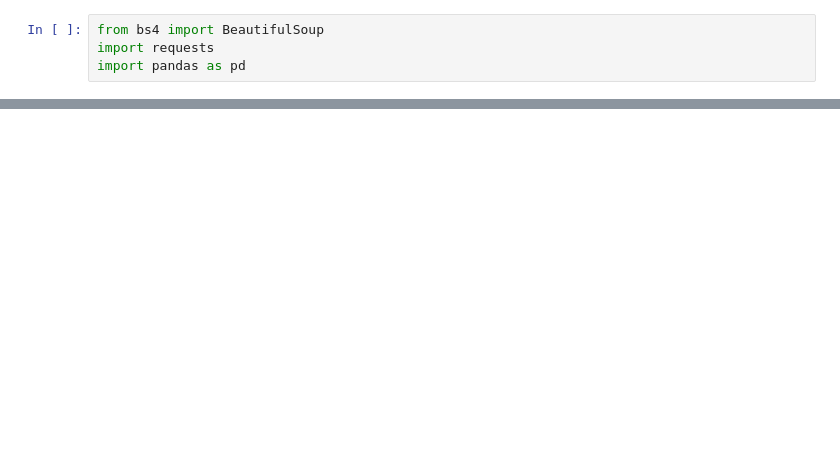
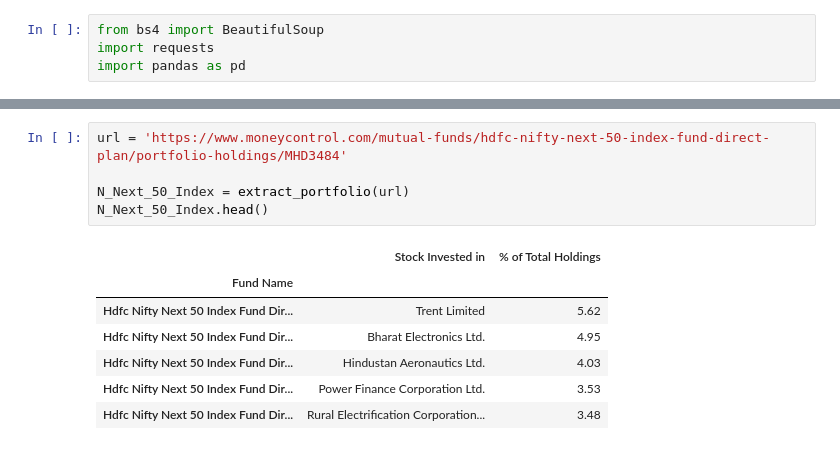
Before and after one commit to Krishna-Kumar-Sankaran-Kutty/PersonalFinanceUtils, a Jupyter notebook: GetMFData.ipynb, the cells around one changed output, grey strips where cells are left out. Cells and saved outputs as stored; diff of their text form; blank space fills up the shorter version.

```diff
--- a/GetMFData.ipynb
+++ b/GetMFData.ipynb
@@ -82,0 +76,13 @@ fig.show()
+# %%
+url = 'https://www.moneycontrol.com/mutual-funds/hdfc-nifty-next-50-index-fund-direct-plan/portfolio-holdings/MHD3484'
+
+N_Next_50_Index = extract_portfolio(url)
+N_Next_50_Index.head()
+# %% [output]
+|  | Stock Invested in | % of Total Holdings |
+| Fund Name |  |  |
+| Hdfc Nifty Next 50 Index Fund Dir... | Trent Limited | 5.62 |
+| Hdfc Nifty Next 50 Index Fund Dir... | Bharat Electronics Ltd. | 4.95 |
+| Hdfc Nifty Next 50 Index Fund Dir... | Hindustan Aeronautics Ltd. | 4.03 |
+| Hdfc Nifty Next 50 Index Fund Dir... | Power Finance Corporation Ltd. | 3.53 |
+| Hdfc Nifty Next 50 Index Fund Dir... | Rural Electrification Corporation... | 3.48 |
```
Also changed, not shown: parts of 8 cells of this notebook.
